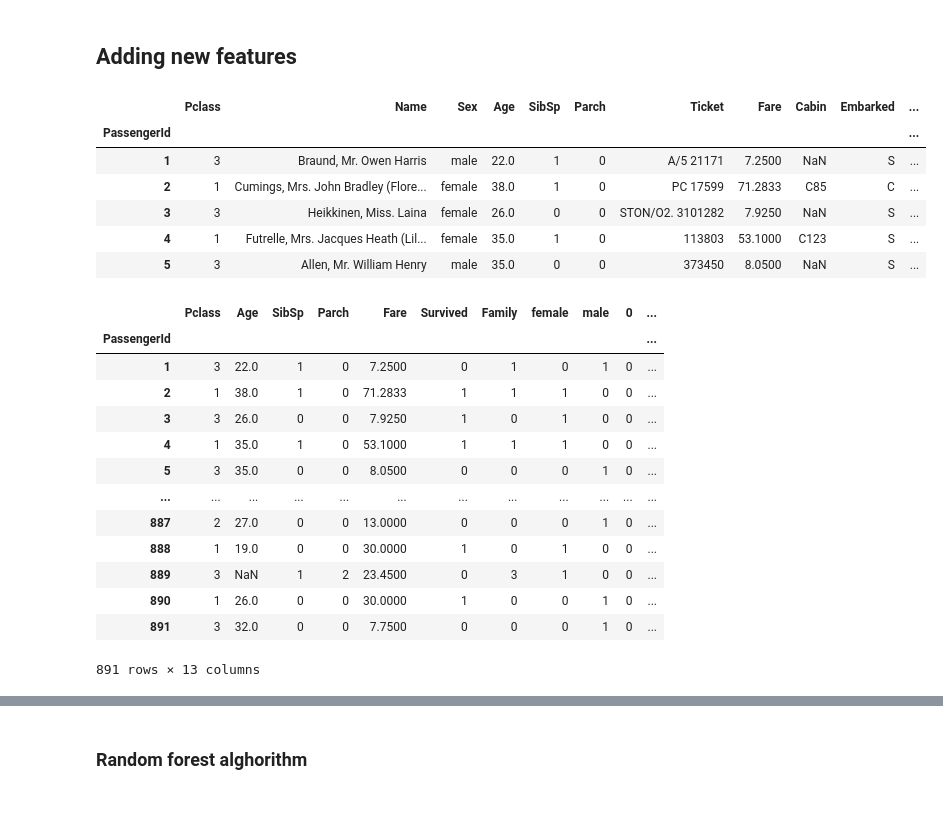
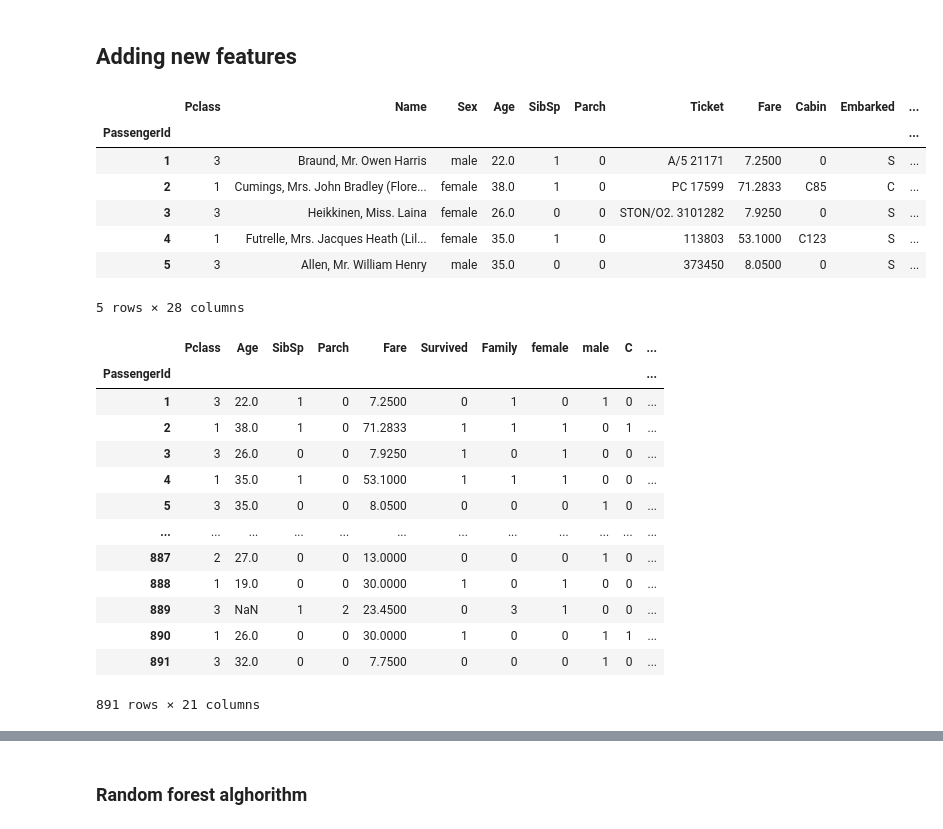
Before and after one commit to ChingisBadmaev/Data-science, a Jupyter notebook: Titanic/Titanic.ipynb, the cells around one changed output, grey strips where cells are left out. Saved outputs shown, nothing was run; the diff lists cells and outputs as text; code cells hidden in the pictures.

```diff
--- a/Titanic/Titanic.ipynb
+++ b/Titanic/Titanic.ipynb
@@ -215,3 +219,6 @@ print('Пропусков в Cabin:', data['Cabin'].isna().sum())
 Пропусков в Cabin: 687
 # %% [markdown]
 # Fill in the NaN in the "age" column. Solve the regression problem
+# %%
+data.loc[:, ['Cabin']] = data.loc[:, ['Cabin']].fillna('0')
+data['Cabin'].isna().sum()
@@ -217,0 +243,6 @@ print('Пропусков в Cabin:', data['Cabin'].isna().sum())
+# %%
+def get_cabin_letter(row):
+    return 'Cabin_type_' + row['Cabin'][0]
+
+data['Cabin_type'] = data.apply(get_cabin_letter, axis=1)
+data
@@ -220,23 +266,25 @@ print('Пропусков в Cabin:', data['Cabin'].isna().sum())
 # %%
 data = pd.concat([data, pd.get_dummies(data['Sex'])], axis=1)
 data = pd.concat([data, pd.get_dummies(data['Embarked'])], axis=1)
+data = pd.concat([data, pd.get_dummies(data['Cabin_type'])], axis=1)
 data.head()
 # %% [output]
 |  | Pclass | Name | Sex | Age | SibSp | Parch | Ticket | Fare | Cabin | Embarked | ... |
 | PassengerId |  |  |  |  |  |  |  |  |  |  | ... |
-| 1 | 3 | Braund, Mr. Owen Harris | male | 22.0 | 1 | 0 | A/5 21171 | 7.2500 | NaN | S | ... |
+| 1 | 3 | Braund, Mr. Owen Harris | male | 22.0 | 1 | 0 | A/5 21171 | 7.2500 | 0 | S | ... |
 | 2 | 1 | Cumings, Mrs. John Bradley (Flore... | female | 38.0 | 1 | 0 | PC 17599 | 71.2833 | C85 | C | ... |
-| 3 | 3 | Heikkinen, Miss. Laina | female | 26.0 | 0 | 0 | STON/O2. 3101282 | 7.9250 | NaN | S | ... |
+| 3 | 3 | Heikkinen, Miss. Laina | female | 26.0 | 0 | 0 | STON/O2. 3101282 | 7.9250 | 0 | S | ... |
 | 4 | 1 | Futrelle, Mrs. Jacques Heath (Lil... | female | 35.0 | 1 | 0 | 113803 | 53.1000 | C123 | S | ... |
-| 5 | 3 | Allen, Mr. William Henry | male | 35.0 | 0 | 0 | 373450 | 8.0500 | NaN | S | ... |
+| 5 | 3 | Allen, Mr. William Henry | male | 35.0 | 0 | 0 | 373450 | 8.0500 | 0 | S | ... |
+5 rows × 28 columns
 # %%
-data.drop(['Name', 'Sex','Ticket', 'Cabin', 'Embarked'], axis=1, inplace=True)
+data.drop(['Name', 'Sex','Ticket', 'Cabin', 'Embarked', 'Cabin_type', '0'], axis=1, inplace=True)
 data
 # %% [output]
-|  | Pclass | Age | SibSp | Parch | Fare | Survived | Family | female | male | 0 | ... |
+|  | Pclass | Age | SibSp | Parch | Fare | Survived | Family | female | male | C | ... |
 | PassengerId |  |  |  |  |  |  |  |  |  |  | ... |
 | 1 | 3 | 22.0 | 1 | 0 | 7.2500 | 0 | 1 | 0 | 1 | 0 | ... |
-| 2 | 1 | 38.0 | 1 | 0 | 71.2833 | 1 | 1 | 1 | 0 | 0 | ... |
+| 2 | 1 | 38.0 | 1 | 0 | 71.2833 | 1 | 1 | 1 | 0 | 1 | ... |
 | 3 | 3 | 26.0 | 0 | 0 | 7.9250 | 1 | 0 | 1 | 0 | 0 | ... |
 | 4 | 1 | 35.0 | 1 | 0 | 53.1000 | 1 | 1 | 1 | 0 | 0 | ... |
 | 5 | 3 | 35.0 | 0 | 0 | 8.0500 | 0 | 0 | 0 | 1 | 0 | ... |
@@ -244,9 +292,9 @@ data
 | 887 | 2 | 27.0 | 0 | 0 | 13.0000 | 0 | 0 | 0 | 1 | 0 | ... |
 | 888 | 1 | 19.0 | 0 | 0 | 30.0000 | 1 | 0 | 1 | 0 | 0 | ... |
 | 889 | 3 | NaN | 1 | 2 | 23.4500 | 0 | 3 | 1 | 0 | 0 | ... |
-| 890 | 1 | 26.0 | 0 | 0 | 30.0000 | 1 | 0 | 0 | 1 | 0 | ... |
+| 890 | 1 | 26.0 | 0 | 0 | 30.0000 | 1 | 0 | 0 | 1 | 1 | ... |
 | 891 | 3 | 32.0 | 0 | 0 | 7.7500 | 0 | 0 | 0 | 1 | 0 | ... |
-891 rows × 13 columns
+891 rows × 21 columns
 # %%
 data_age = data.dropna(axis=0, how='any', subset=['Age']).reset_index().drop('PassengerId', axis=1)
 data_age
```
Also changed, not shown: parts of 24 cells of this notebook.
